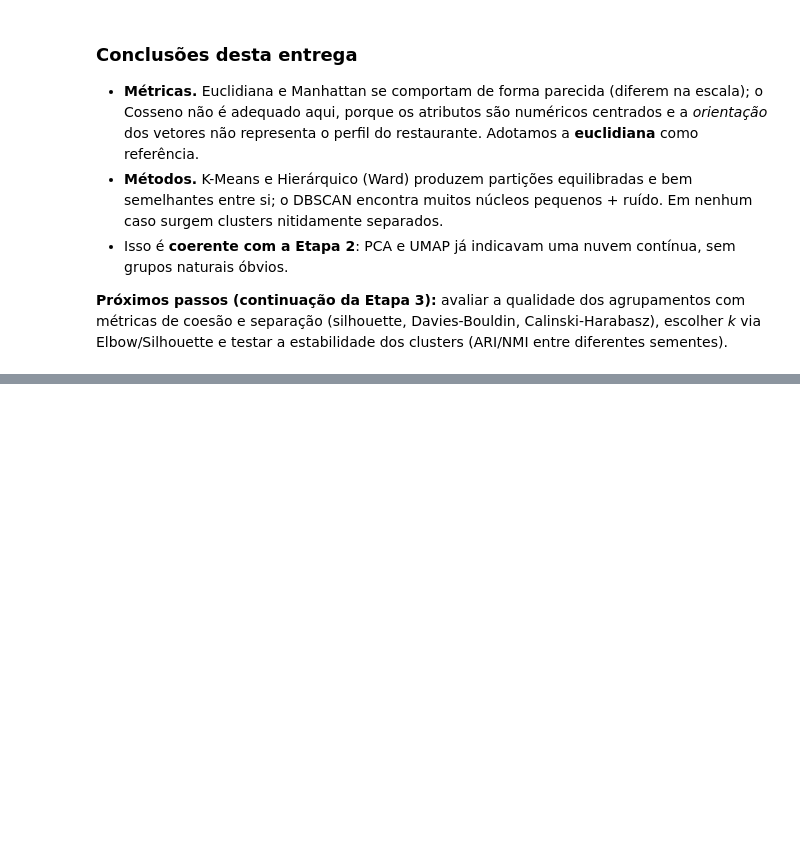
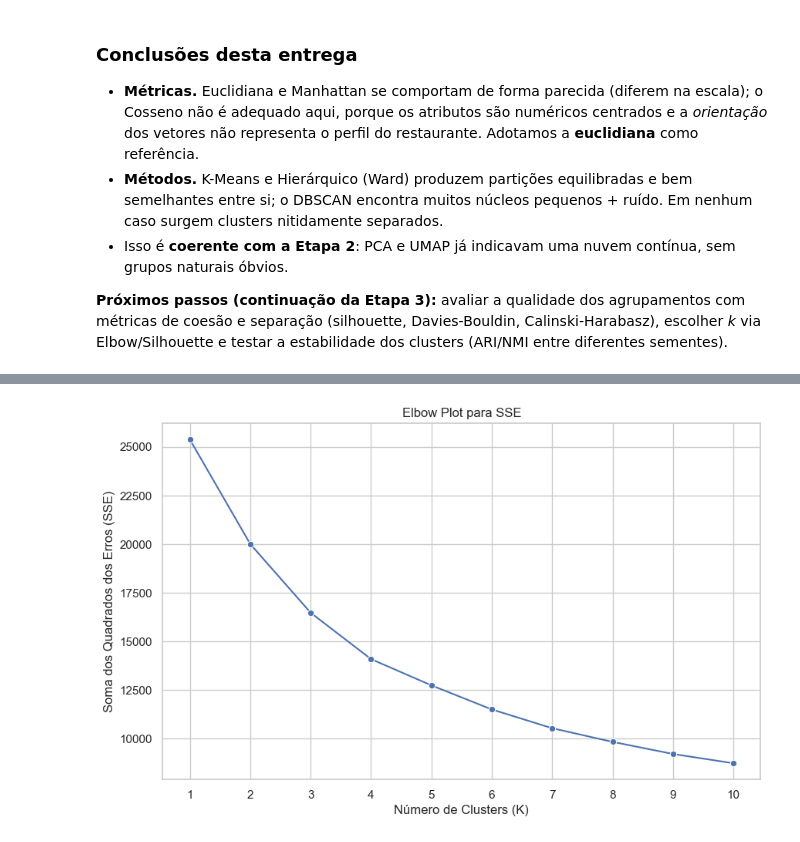
Before and after one commit to Tassara7/cd2-trabalho, a Jupyter notebook: notebooks/agrupamento.ipynb, the cells around one changed output, grey strips where cells are left out. Saved outputs shown, nothing was run; the diff lists cells and outputs as text; code cells hidden in the pictures; blank space fills up the shorter version.

```diff
--- a/notebooks/agrupamento.ipynb
+++ b/notebooks/agrupamento.ipynb
@@ -387,0 +401,10 @@ plt.show()
+# %%
+# SSE (inércia) do K-Means para k de 1 a 10
+sse = []
+for k in range(1, 11):
+    km = KMeans(n_clusters=k, random_state=SEED, n_init=10).fit(X_s)
+    sse.append(km.inertia_)
+
+plot_elbow_sse(sse, k_range=(1, 10))
+# %% [output]
+[figure, added]
```
Also changed, not shown: parts of 27 cells of this notebook.
